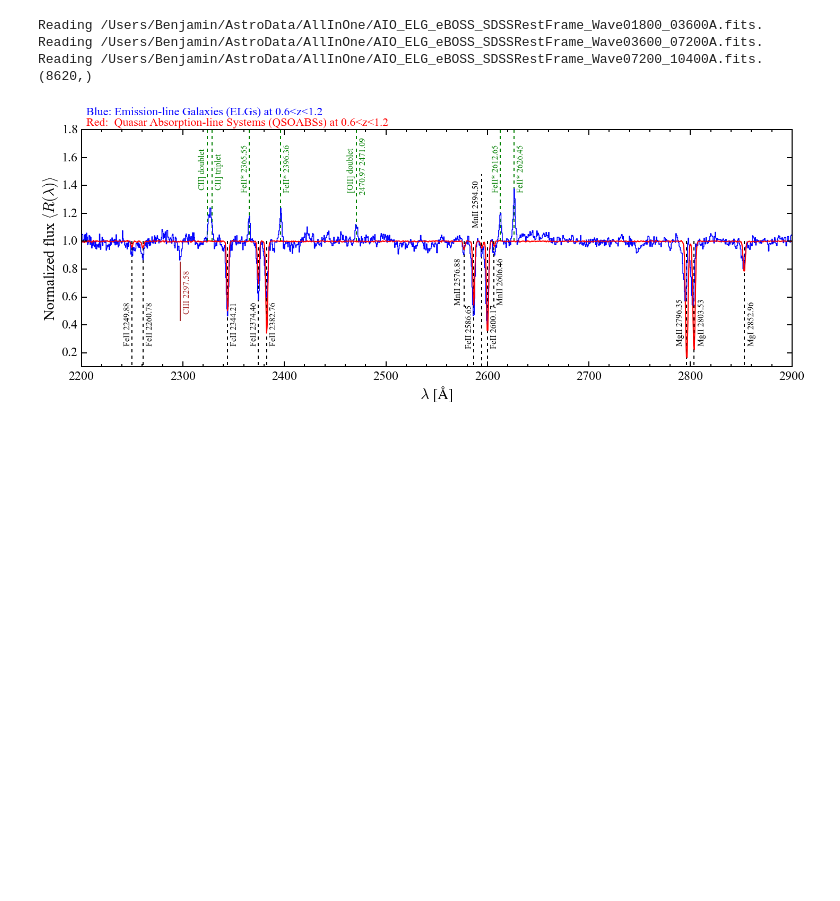
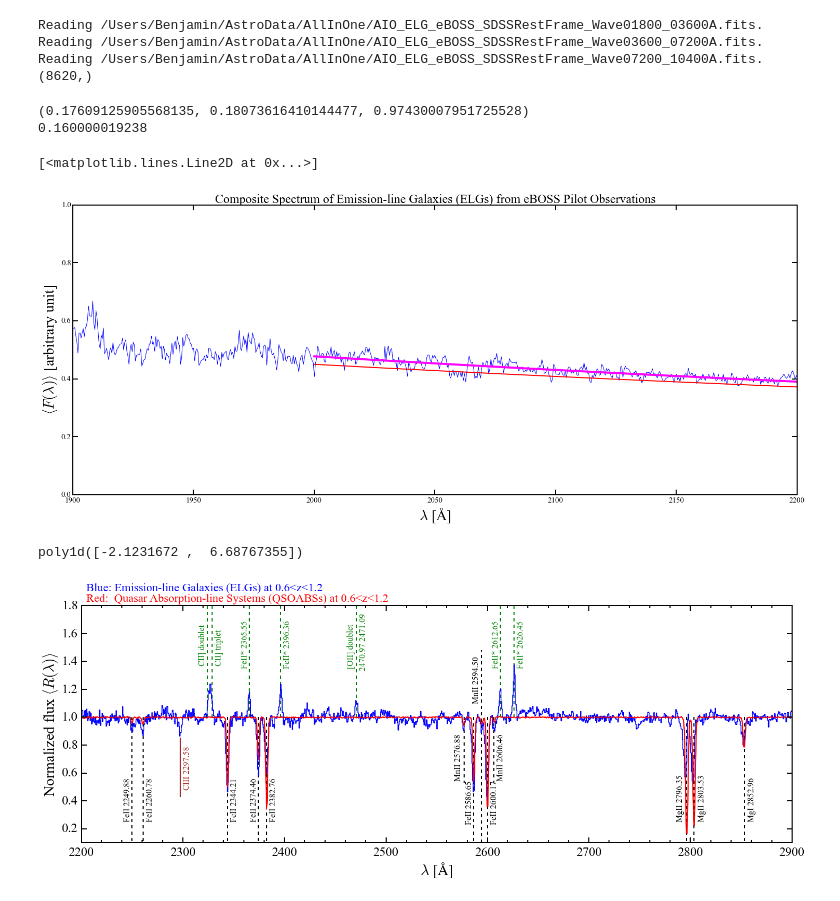
Before and after one commit to guangtunbenzhu/BGT-Cosmology, a Jupyter notebook: Spectroscopy/eBOSSmeasure.ipynb, the cells around one changed output. Drawn from its saved outputs; the diff is of its cells as text; code cells hidden in the pictures; blank space fills up the shorter version.

```diff
--- a/Spectroscopy/eBOSSmeasure.ipynb
+++ b/Spectroscopy/eBOSSmeasure.ipynb
@@ -168,6 +168,40 @@ Reading /Users/Benjamin/AstroData/AllInOne/AIO_ELG_eBOSS_SDSSRestFrame_Wave01800
 Reading /Users/Benjamin/AstroData/AllInOne/AIO_ELG_eBOSS_SDSSRestFrame_Wave03600_07200A.fits.
 Reading /Users/Benjamin/AstroData/AllInOne/AIO_ELG_eBOSS_SDSSRestFrame_Wave07200_10400A.fits.
 (8620,)
+# %%
+fig = plt.figure(figsize=(25,10))
+ax = fig.add_subplot(111)
+minorLocator   = plt.MultipleLocator(100)
+ax.xaxis.set_minor_locator(minorLocator)
+ax.plot(tmpwave, tmpmedian, lw=1)
+ax.set_xlim(1900, 2200)
+ax.set_ylim(0.0, 1.)
+ax.set_title('Composite Spectrum of Emission-line Galaxies (ELGs) from eBOSS Pilot Observations', fontsize=24)
+ax.set_xlabel(r'$\lambda$ [$\AA$]', fontsize=28)
+ax.set_ylabel(r'$\left<F(\lambda)\right>$ [arbitrary unit]', fontsize=28)
+#ax.set_xscale('log')
+#ax.set_yscale('log')
+xtmp = np.linspace(2000., 3000., 1000)
+ytmp = np.power(xtmp/1000., -2.)
+yspan = np.log10(3000.)-np.log10(2000.)
+xspan = np.log10(0.47)-np.log10(0.31)
+print(yspan, xspan, yspan/xspan)
+print(np.median(ytmp))
+ax.plot(xtmp, ytmp*1.8, lw=2, color='red')
+logx = np.log10(tmpwave[(tmpwave>2000.) & (tmpwave<2200.)])
+logy = np.log10(tmpmedian[(tmpwave>2000.) & (tmpwave<2200.)])
+logz = np.polyfit(logx, logy, 1)
+logp = np.poly1d(logz)
+ax.plot(np.power(10, logx), np.power(10., logp(logx)), color='magenta', lw=4)
+# %% [output]
+(0.17609125905568135, 0.18073616410144477, 0.97430007951725528)
+0.160000019238
+[<matplotlib.lines.Line2D at 0x...>]
+[figure, added]
+# %%
+logp
+# %% [output]
+poly1d([-2.1231672 ,  6.68767355])
 # %%
 fig = plt.figure(figsize=(24,8))
 #fig.subplots_adjust(top=0.99, bottom=0.01)
```
Also changed, not shown: parts of 1 cell of this notebook, 4 other files.
